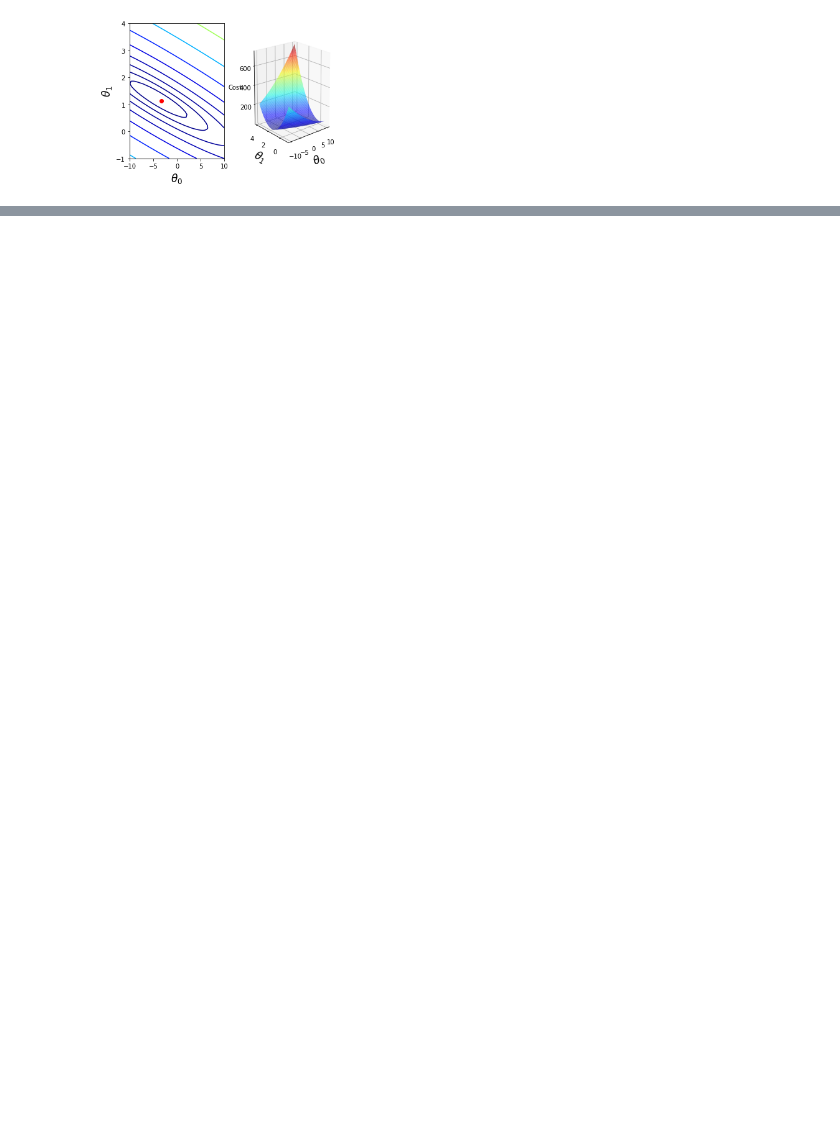
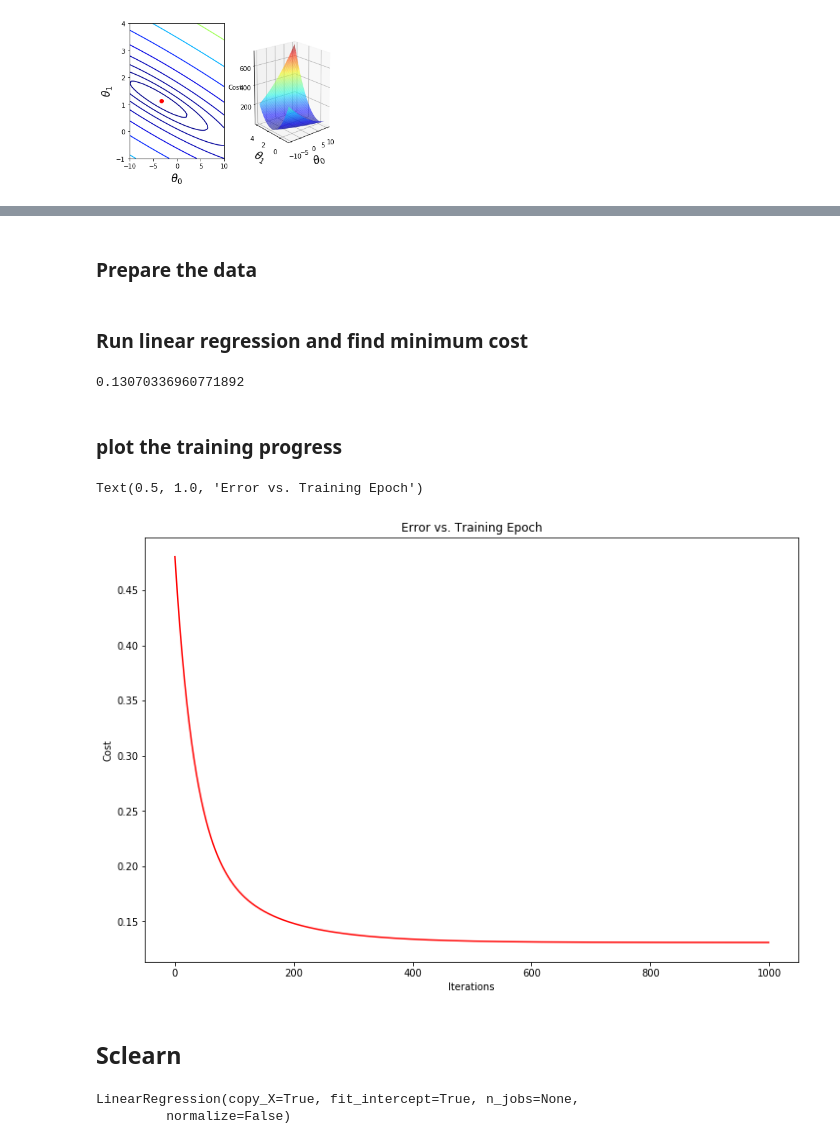
Before and after one commit to jhselvik/machine-learning-coursera, a Jupyter notebook: linear-regression/Linear-Regression.ipynb, the cells around one changed output, grey strips where cells are left out. Drawn from its saved outputs; the diff is of its cells as text; code cells hidden in the pictures; blank space fills up the shorter version.

Commit message:
Add multi variable linear regression

```diff
--- a/linear-regression/Linear-Regression.ipynb
+++ b/linear-regression/Linear-Regression.ipynb
@@ -271,0 +271,4 @@ for ax in fig.axes:
+# %%
+path = os.getcwd() + '/data/ex1data2.txt'
+data2 = pd.read_csv(path, header=None, names=['Size', 'Bedrooms', 'Price'])
+data2.head()
@@ -271,0 +284,3 @@ for ax in fig.axes:
+# %%
+data2 = (data2 - data2.mean()) / data2.std()
+data2.head()
@@ -271,0 +294,47 @@ for ax in fig.axes:
+# %% [markdown]
+### Prepare the data
+# %%
+# Add column of ones
+data2.insert(0, 'Ones', 1)
+
+# Get training data (X) and target variables (y)
+cols = data2.shape[1]
+X2 = data2.iloc[:, 0:cols-1]
+y2 = data2.iloc[:, cols-1:cols]
+
+# Convert data frames to np arrays and initialize theta
+X2 = np.matrix(X2.values)
+y2 = np.matrix(y2.values)
+theta2 = np.matrix(np.array([0, 0, 0]))
+# %% [markdown]
+### Run linear regression and find minimum cost
+# %%
+g2, cost2 = gradientDescent(X2, y2, theta2, alpha, iters)
+computeCost(X2, y2, g2)
+# %% [output]
+0.13070336960771892
+# %% [markdown]
+### plot the training progress
+# %%
+fig, ax = plt.subplots(figsize=(12, 8))
+ax.plot(np.arange(iters), cost2, 'r')
+ax.set_xlabel('Iterations')
+ax.set_ylabel('Cost')
+ax.set_title('Error vs. Training Epoch')
+# %% [output]
+Text(0.5, 1.0, 'Error vs. Training Epoch')
+[figure, added]
+# %% [markdown]
+## Sclearn
+# %%
+# ignore a silly warning
+# https://github.com/scipy/scipy/issues/5998
+import warnings
+warnings.filterwarnings(action="ignore", module="scipy", message="^internal gelsd")
+
+from sklearn import linear_model
+model = linear_model.LinearRegression()
+model.fit(X, y)
+# %% [output]
+LinearRegression(copy_X=True, fit_intercept=True, n_jobs=None,
+         normalize=False)
```
Also changed, not shown: parts of 6 cells of this notebook.
